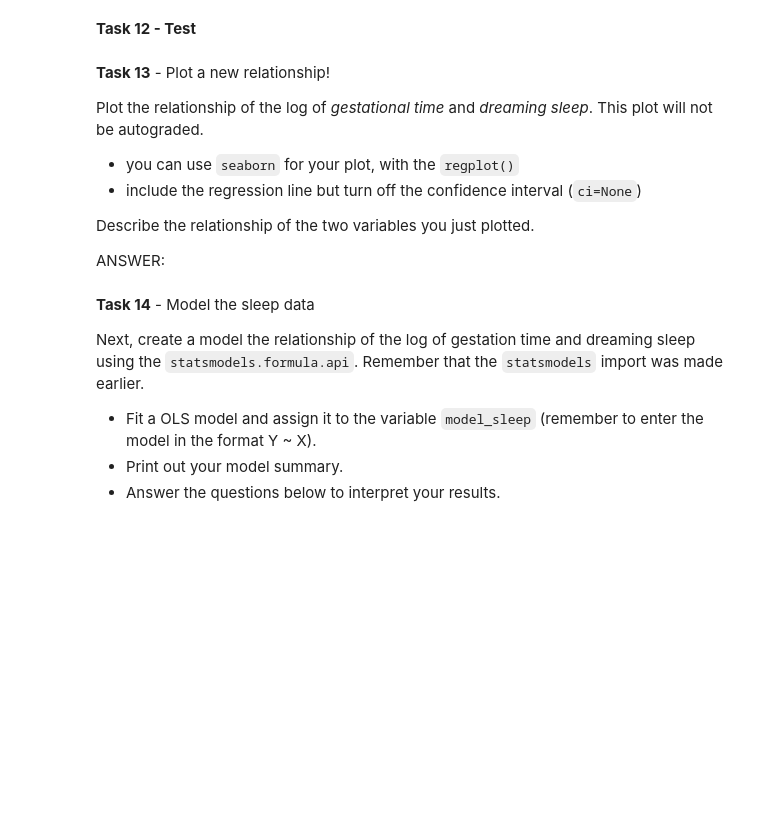
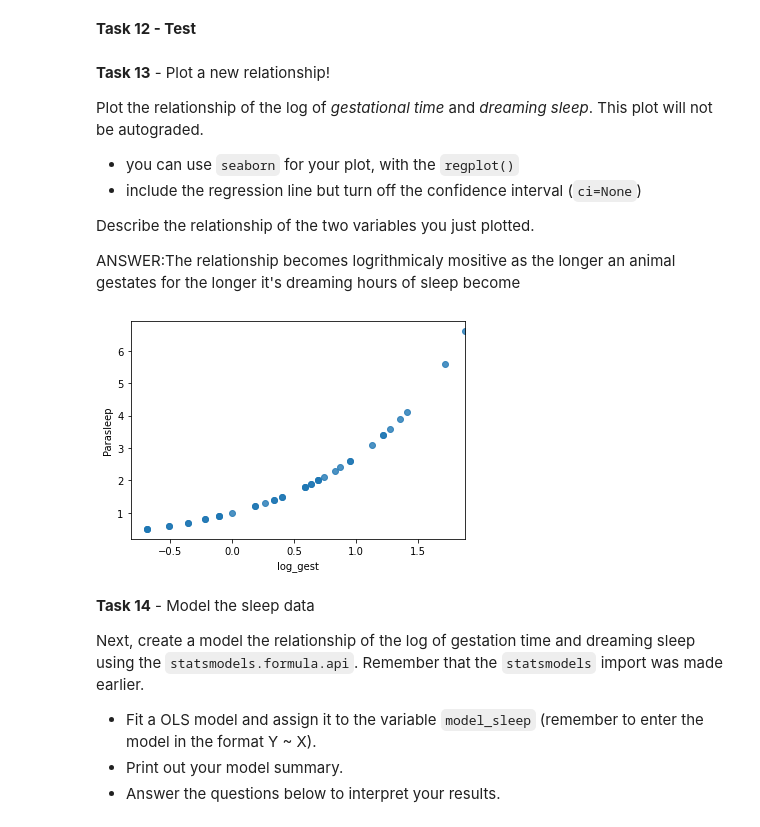
Before and after one commit to lucaanescu/DS-Unit-1-Sprint-3-Linear-Algebra, a Jupyter notebook: LS_DS_132_Inference_For_Regression_Assignment_AG_luca.ipynb, the cells around one changed output. Saved outputs shown, nothing was run; the diff lists cells and outputs as text; code cells hidden in the pictures; blank space fills up the shorter version.

```diff
--- a/LS_DS_132_Inference_For_Regression_Assignment_AG_luca.ipynb
+++ b/LS_DS_132_Inference_For_Regression_Assignment_AG_luca.ipynb
@@ -329,7 +350,7 @@ Let's try something new: taking the log of a variable to transform it. Then we'l
 # Task 12
 
 # YOUR CODE HERE
-raise NotImplementedError()
+df_sleep['log_gest'] = np.log(df_sleep['Parasleep'])
 
 # Look at your new column
 df_sleep.head()
@@ -349,4 +377,4 @@ Plot the relationship of the log of *gestational time* and *dreaming sleep*. Thi
 
 Describe the relationship of the two variables you just plotted.
 
-ANSWER:
+ANSWER:The relationship becomes logrithmicaly mositive as the longer an animal gestates for the longer it's dreaming hours of sleep become
@@ -358,3 +381,12 @@ raise NotImplementedError()
+# %%
+# Task 13
+
+# YOUR CODE HERE
+import seaborn as sns
+
+ax = sns.regplot( x = 'log_gest', y = 'Parasleep', data = df_sleep, ci = None)
+# %% [output]
+[figure, added]
 # %% [markdown]
 **Task 14** - Model the sleep data
 
```
Also changed, not shown: parts of 13 cells of this notebook.
